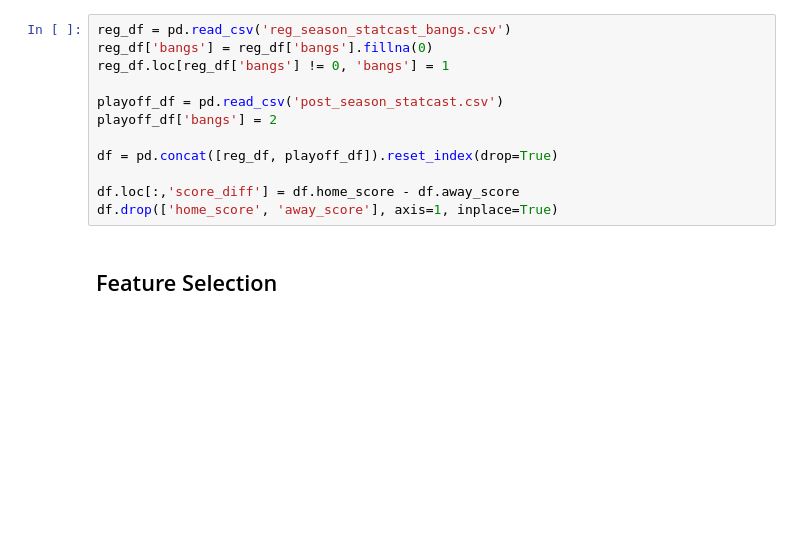
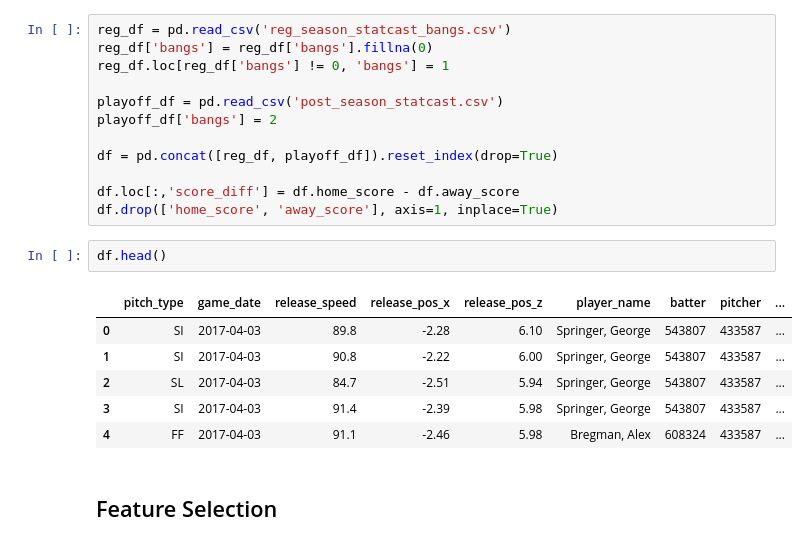
Before and after one commit to Ethor13/astros, a Jupyter notebook: naive_bayes.ipynb, the cells around one changed output. Drawn from its saved outputs; the diff is of its cells as text; blank space fills up the shorter version.

```diff
--- a/naive_bayes.ipynb
+++ b/naive_bayes.ipynb
@@ -26,6 +28,15 @@ df = pd.concat([reg_df, playoff_df]).reset_index(drop=True)
 
 df.loc[:,'score_diff'] = df.home_score - df.away_score
 df.drop(['home_score', 'away_score'], axis=1, inplace=True)
+# %%
+df.head()
+# %% [output]
+|  | pitch_type | game_date | release_speed | release_pos_x | release_pos_z | player_name | batter | pitcher | ... |
+| 0 | SI | 2017-04-03 | 89.8 | -2.28 | 6.10 | Springer, George | 543807 | 433587 | ... |
+| 1 | SI | 2017-04-03 | 90.8 | -2.22 | 6.00 | Springer, George | 543807 | 433587 | ... |
+| 2 | SL | 2017-04-03 | 84.7 | -2.51 | 5.94 | Springer, George | 543807 | 433587 | ... |
+| 3 | SI | 2017-04-03 | 91.4 | -2.39 | 5.98 | Springer, George | 543807 | 433587 | ... |
+| 4 | FF | 2017-04-03 | 91.1 | -2.46 | 5.98 | Bregman, Alex | 608324 | 433587 | ... |
 # %% [markdown]
 ## Feature Selection
 # %% [markdown]
```
Also changed, not shown: parts of 4 cells of this notebook.
